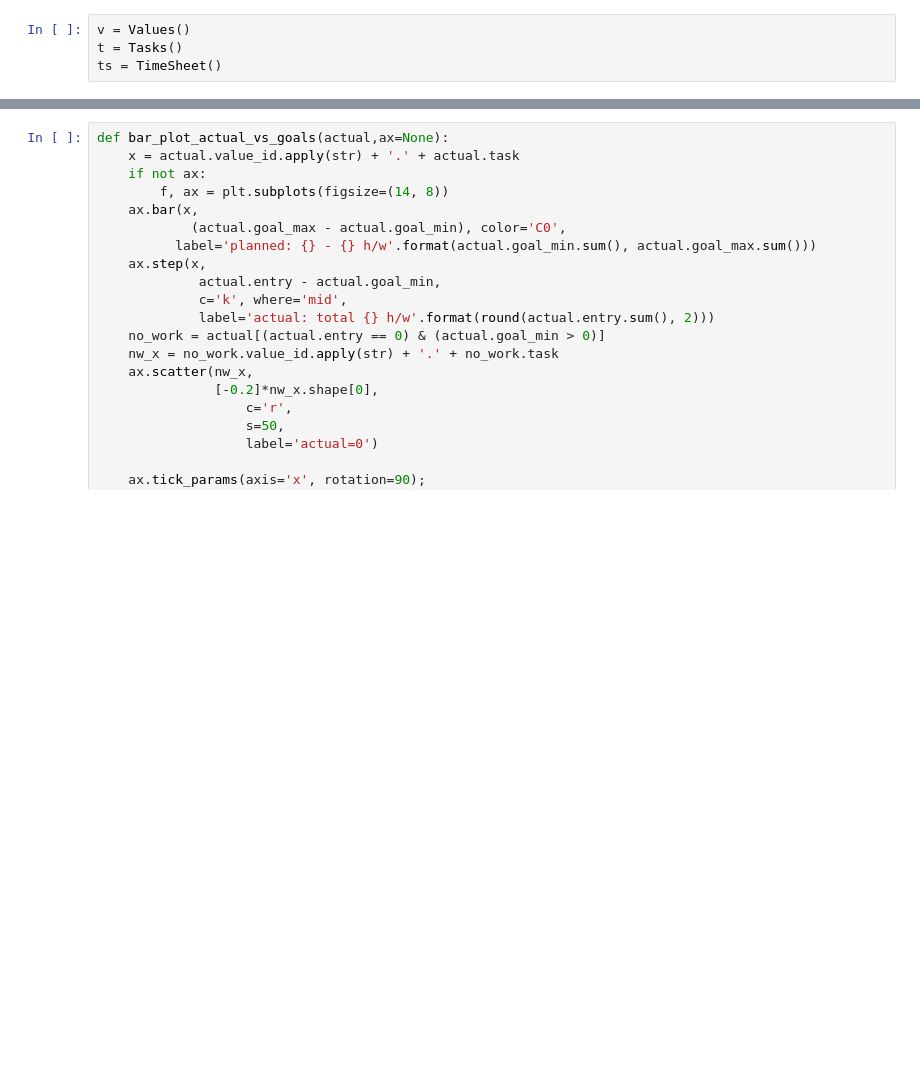
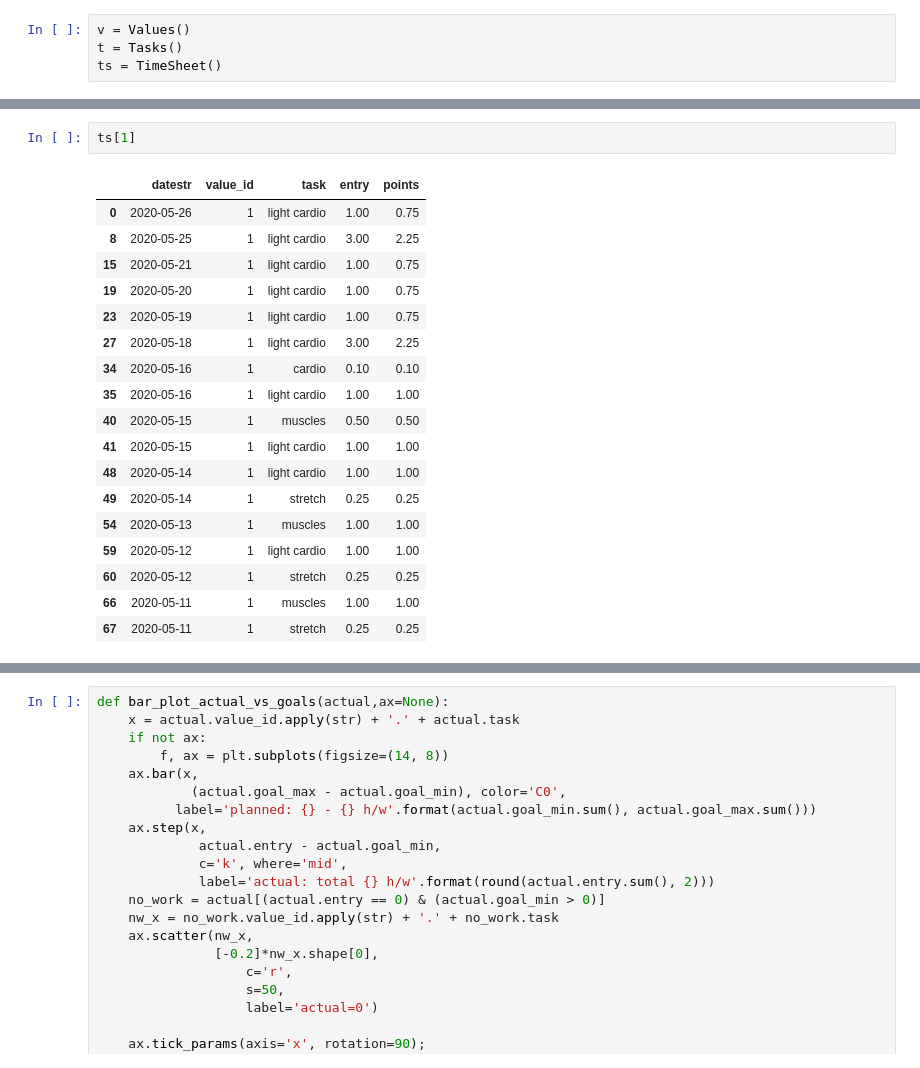
Before and after one commit to gelisa/time_and_values, a Jupyter notebook: test.ipynb, the cells around one changed output, grey strips where cells are left out. Saved outputs shown, nothing was run; the diff lists cells and outputs as text; blank space fills up the shorter version.

```diff
--- a/test.ipynb
+++ b/test.ipynb
@@ -29,3 +53,24 @@ a.sample()
+# %%
+ts[1]
+# %% [output]
+|  | datestr | value_id | task | entry | points |
+| 0 | 2020-05-26 | 1 | light cardio | 1.00 | 0.75 |
+| 8 | 2020-05-25 | 1 | light cardio | 3.00 | 2.25 |
+| 15 | 2020-05-21 | 1 | light cardio | 1.00 | 0.75 |
+| 19 | 2020-05-20 | 1 | light cardio | 1.00 | 0.75 |
+| 23 | 2020-05-19 | 1 | light cardio | 1.00 | 0.75 |
+| 27 | 2020-05-18 | 1 | light cardio | 3.00 | 2.25 |
+| 34 | 2020-05-16 | 1 | cardio | 0.10 | 0.10 |
+| 35 | 2020-05-16 | 1 | light cardio | 1.00 | 1.00 |
+| 40 | 2020-05-15 | 1 | muscles | 0.50 | 0.50 |
+| 41 | 2020-05-15 | 1 | light cardio | 1.00 | 1.00 |
+| 48 | 2020-05-14 | 1 | light cardio | 1.00 | 1.00 |
+| 49 | 2020-05-14 | 1 | stretch | 0.25 | 0.25 |
+| 54 | 2020-05-13 | 1 | muscles | 1.00 | 1.00 |
+| 59 | 2020-05-12 | 1 | light cardio | 1.00 | 1.00 |
+| 60 | 2020-05-12 | 1 | stretch | 0.25 | 0.25 |
+| 66 | 2020-05-11 | 1 | muscles | 1.00 | 1.00 |
+| 67 | 2020-05-11 | 1 | stretch | 0.25 | 0.25 |
 # %%
 a.propose_next()
 # %% [output]
```
Also changed, not shown: parts of 7 cells of this notebook, 8 other files.
